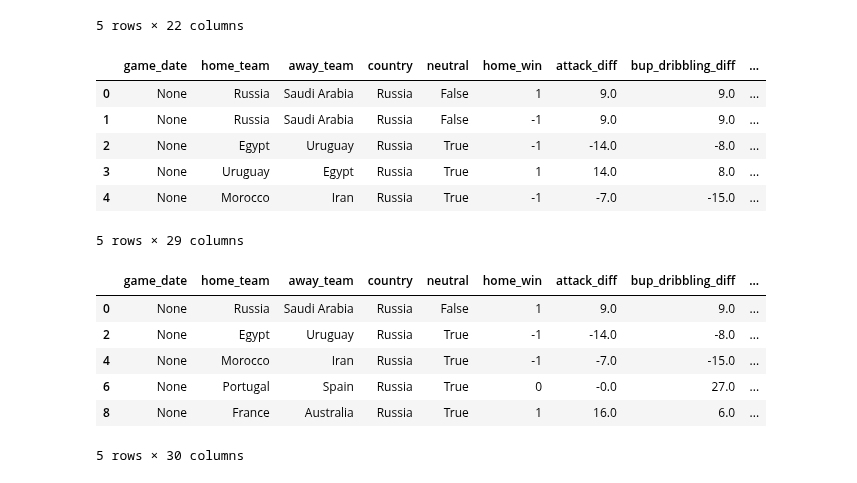
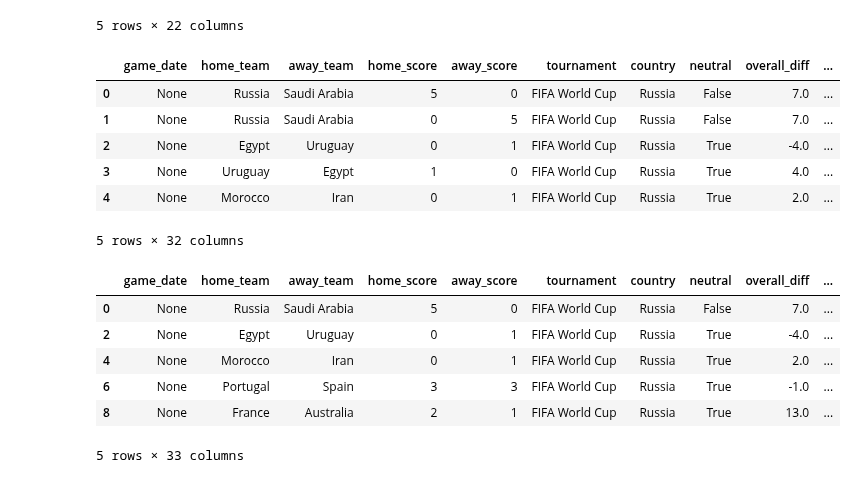
Before and after one commit to AC209aWC2018/World-Cup-2018, a Jupyter notebook: sofifa/sofifa-train-test.ipynb, the cells around one changed output. Saved outputs shown, nothing was run; the diff lists cells and outputs as text; code cells hidden in the pictures.

Commit message:
Updated sofifa notebooks

```diff
--- a/sofifa/sofifa-train-test.ipynb
+++ b/sofifa/sofifa-train-test.ipynb
@@ -308,15 +335,25 @@ train.to_csv('../data/train_team.csv', index = False)
 # %% [markdown]
 We now create our test set with actual world cup data.
 # %%
-ratings_wc = pd.read_csv('../data/team_stats_final.csv')
+ratings_wc = pd.read_csv('../data/sofifa_final.csv')
 ratings_wc['date'] = pd.to_datetime(ratings_wc['date'], utc=True)
 
 # restrict dates
 latest_date = '2018-06-14'
+wc_pre = '2018-06-14' # pre WC rating for values and wages
 wc_start = '2018-06-16' # first WC rating
 wc_end = '2018-07-15'
+
+# get values and wages data
+wage = ratings_wc.loc[ratings_wc['date'] == wc_pre, 'wage_euros_thousands']
+value = ratings_wc.loc[ratings_wc['date'] == wc_pre, 'value_euros_millions']
+
 # restrict dates
 ratings_wc = ratings_wc[(ratings_wc['date'] >= wc_start) & (ratings_wc['date'] <= wc_end)]
 
+# replace values and wage data
+ratings_wc['wage_euros_thousands'] = wage.reset_index(drop=True)
+ratings_wc['value_euros_millions'] = value.reset_index(drop=True)
+
 ratings_wc.head()
 # %% [output]
@@ -364,7 +401,7 @@ Cannot Find in Rankings IR Iran
 results_wc.replace('IR Iran', 'Iran', inplace=True)
 # %%
 tournament_round = results_wc.Group
-results_wc = results_wc.loc[:,['Team', 'Opponent', 'WDL']]
+results_wc = results_wc.loc[:,['Team', 'Opponent', 'WDL', 'Goals For', 'Goals Against']]
 results_wc['home_win'] = [-1 if score == 'L' else 1 if score == 'W' else 0 for score in results_wc.WDL]
 results_wc.drop('WDL', axis=1, inplace=True)
 results_wc.tail()
@@ -422,5 +459,5 @@ results_rankings_wc3.head()
 # %%
-diff_rankings_wc = results_rankings_wc3.drop('home_win', axis=1)
+diff_rankings_wc = results_rankings_wc3.drop(['home_win', 'Goals Against', 'Goals For'], axis=1)
 diff_rankings_wc = diff_rankings_wc.diff(axis=1)
 ncol_wc = diff_rankings_wc.shape[1]
 
@@ -475,7 +512,7 @@ ratings_base_wc.head()
 | 3 | 1 |
 | 4 | -1 |
 # %%
-diff_ratings_wc = results_ratings_wc3.drop('home_win', axis=1)
+diff_ratings_wc = results_ratings_wc3.drop(['home_win', 'Goals Against', 'Goals For'], axis=1)
 diff_ratings_wc = diff_ratings_wc.diff(axis=1)
 ncol_wc = diff_ratings_wc.shape[1]
 
@@ -500,23 +537,40 @@ diff_ratings_wc.head()
 | 4 | -7.0 | -15.0 | -31.0 | -31.0 | 21.0 | -9.0 | ... |
 5 rows × 22 columns
 # %%
+test = pd.concat([results_rankings_wc2[['game_date', 'home_team', 'away_team', 'country', 'neutral',
+                                       'Goals For', 'Goals Against']],
+                  ratings_base_wc, diff_ratings_wc, diff_rankings_wc], axis=1)
 
-# compile datframe
+# rename columns
+test.rename({'Goals For': 'home_score', 'Goals Against': 'away_score'},
+           inplace=True, axis=1)
+test['tournament'] = 'FIFA World Cup'
 
-test = pd.concat([results_rankings_wc2[['game_date', 'home_team', 'away_team', 'country', 'neutral']],
-                  ratings_base_wc, diff_ratings_wc, diff_rankings_wc], axis=1)
+columns_final = ['game_date', 'home_team', 'away_team', 'home_score',
+                 'away_score', 'tournament', 'country', 'neutral',
+                 'overall_diff', 'attack_away_defence_home_diff', 'attack_diff',
+                 'attack_home_defence_away_diff', 'defence_diff', 'midfield_diff',
+                 'rank_diff', 'prestige_diff', 'growth_diff', 'full_age_diff',
+                 'start_age_diff', 'value_euros_millions_diff', 'wage_euros_thousands_diff',
+                 'goalkeeper_overall_diff', 'bup_dribbling_diff', 'bup_passing_diff',
+                 'bup_speed_diff', 'cc_crossing_diff', 'cc_passing_diff', 'cc_shooting_diff',
+                 'd_aggresion_diff', 'd_pressure_diff', 'd_width_diff', 'home_win']
+
+train = train.loc[:,columns_final]
+test = test.loc[:,columns_final]
+
 #Assert columns of train and test are in same order
 assert len(test.columns) == len(train.columns)
 assert list(test.columns) == list(train.columns)
 test.head()
 # %% [output]
-|  | game_date | home_team | away_team | country | neutral | home_win | attack_diff | bup_dribbling_diff | ... |
-| 0 | None | Russia | Saudi Arabia | Russia | False | 1 | 9.0 | 9.0 | ... |
-| 1 | None | Russia | Saudi Arabia | Russia | False | -1 | 9.0 | 9.0 | ... |
-| 2 | None | Egypt | Uruguay | Russia | True | -1 | -14.0 | -8.0 | ... |
-| 3 | None | Uruguay | Egypt | Russia | True | 1 | 14.0 | 8.0 | ... |
-| 4 | None | Morocco | Iran | Russia | True | -1 | -7.0 | -15.0 | ... |
+|  | game_date | home_team | away_team | home_score | away_score | tournament | country | neutral | overall_diff | ... |
+| 0 | None | Russia | Saudi Arabia | 5 | 0 | FIFA World Cup | Russia | False | 7.0 | ... |
+| 1 | None | Russia | Saudi Arabia | 0 | 5 | FIFA World Cup | Russia | False | 7.0 | ... |
+| 2 | None | Egypt | Uruguay | 0 | 1 | FIFA World Cup | Russia | True | -4.0 | ... |
+| 3 | None | Uruguay | Egypt | 1 | 0 | FIFA World Cup | Russia | True | 4.0 | ... |
+| 4 | None | Morocco | Iran | 0 | 1 | FIFA World Cup | Russia | True | 2.0 | ... |
-5 rows × 29 columns
+5 rows × 32 columns
 # %%
 test['Group'] = tournament_round
 # %%
@@ -525,12 +579,12 @@ test = test[test.index % 2 == 0]
 # %%
 test.head()
 # %% [output]
-|  | game_date | home_team | away_team | country | neutral | home_win | attack_diff | bup_dribbling_diff | ... |
-| 0 | None | Russia | Saudi Arabia | Russia | False | 1 | 9.0 | 9.0 | ... |
-| 2 | None | Egypt | Uruguay | Russia | True | -1 | -14.0 | -8.0 | ... |
-| 4 | None | Morocco | Iran | Russia | True | -1 | -7.0 | -15.0 | ... |
-| 6 | None | Portugal | Spain | Russia | True | 0 | -0.0 | 27.0 | ... |
-| 8 | None | France | Australia | Russia | True | 1 | 16.0 | 6.0 | ... |
+|  | game_date | home_team | away_team | home_score | away_score | tournament | country | neutral | overall_diff | ... |
+| 0 | None | Russia | Saudi Arabia | 5 | 0 | FIFA World Cup | Russia | False | 7.0 | ... |
+| 2 | None | Egypt | Uruguay | 0 | 1 | FIFA World Cup | Russia | True | -4.0 | ... |
+| 4 | None | Morocco | Iran | 0 | 1 | FIFA World Cup | Russia | True | 2.0 | ... |
+| 6 | None | Portugal | Spain | 3 | 3 | FIFA World Cup | Russia | True | -1.0 | ... |
+| 8 | None | France | Australia | 2 | 1 | FIFA World Cup | Russia | True | 13.0 | ... |
-5 rows × 30 columns
+5 rows × 33 columns
 # %%
 # save to csv
```
Also changed, not shown: parts of 16 cells of this notebook, 3 other files.
